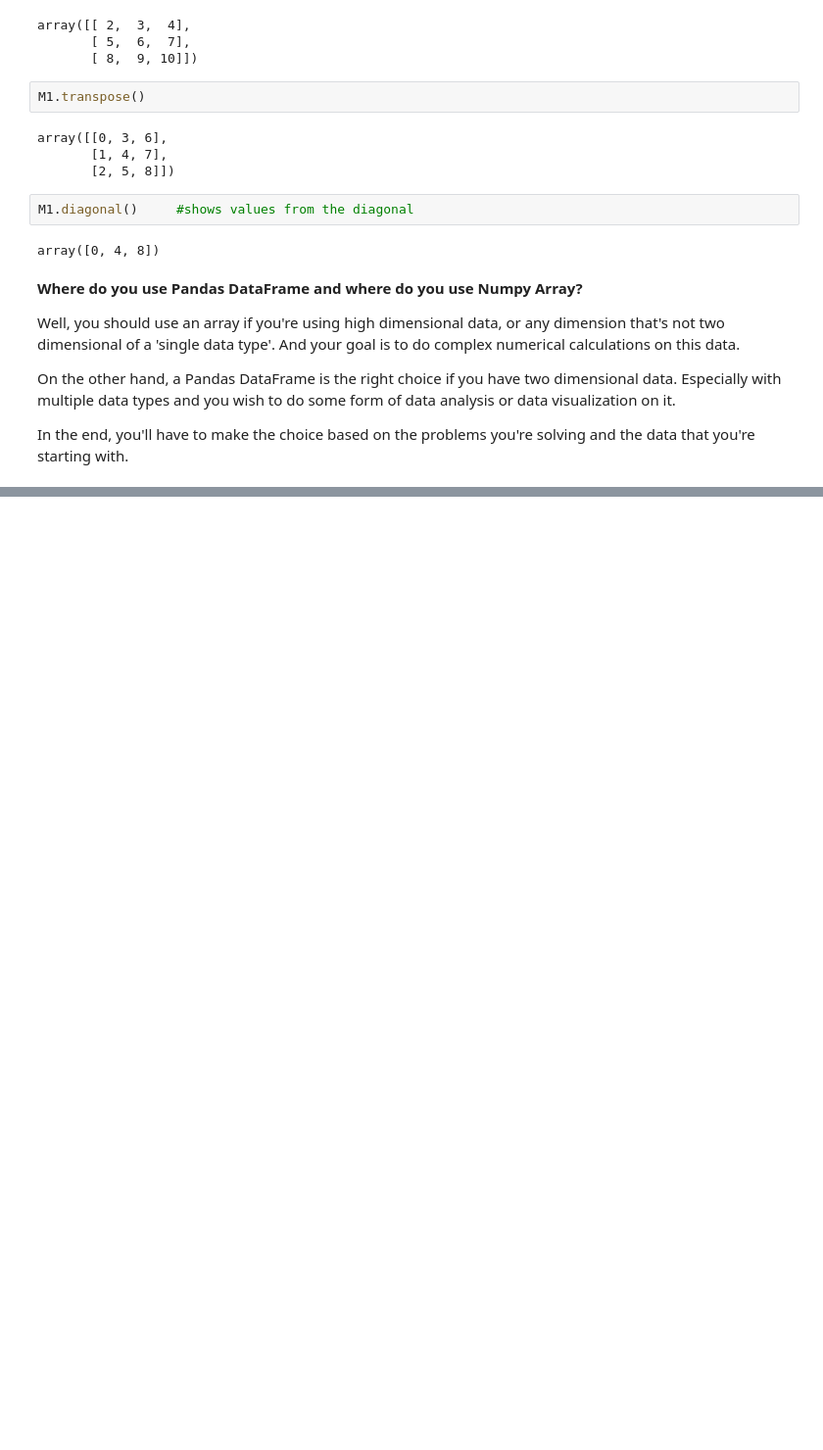
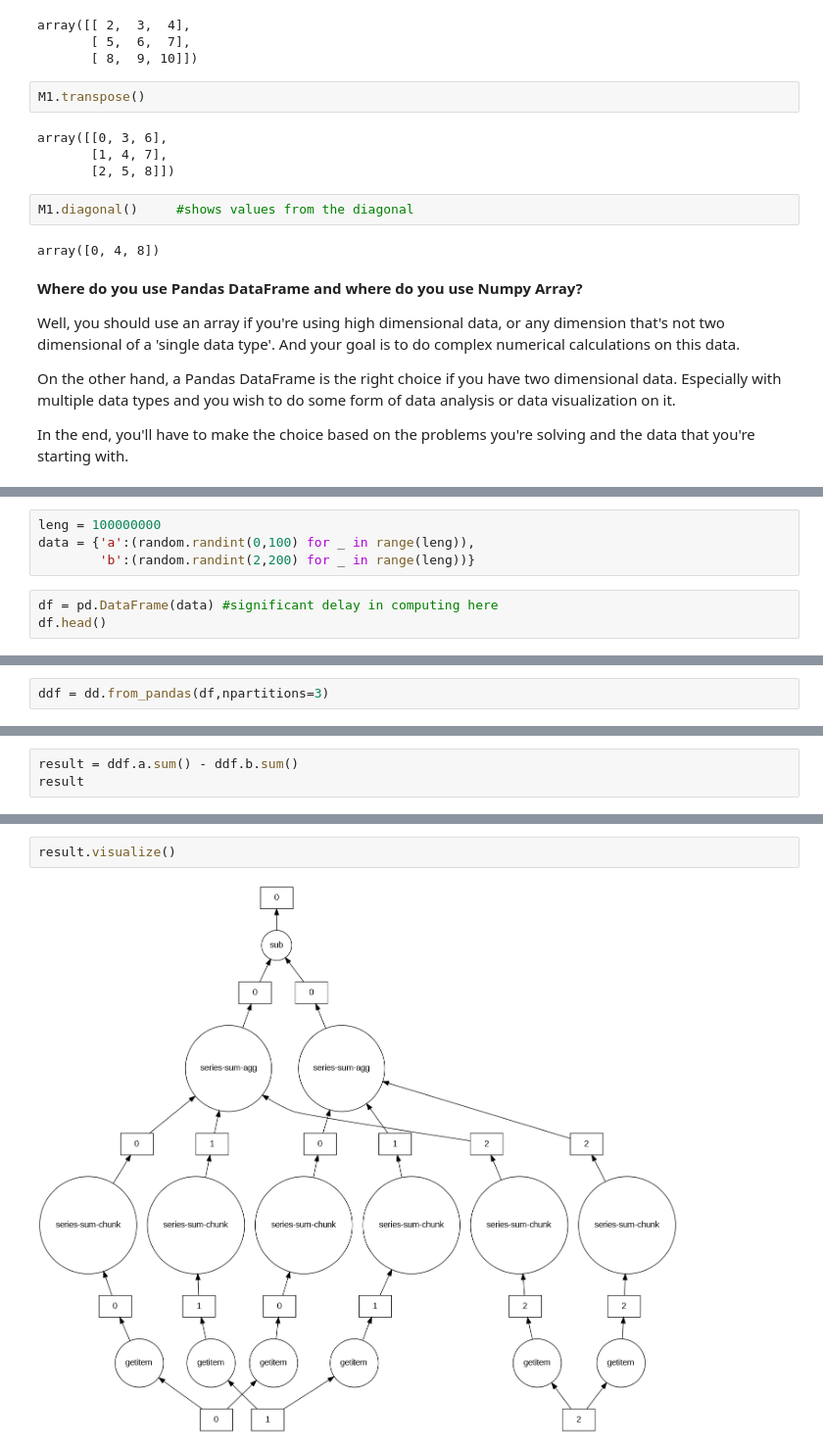
Before and after one commit to gagankaul/pandas-prac, a Jupyter notebook: pandas_prac.ipynb, the cells around one changed output, grey strips where cells are left out. Shown at 98% size. Drawn from its saved outputs; the diff is of its cells as text; blank space fills up the shorter version.

```diff
--- a/pandas_prac.ipynb
+++ b/pandas_prac.ipynb
@@ -3613,0 +3632,7 @@ In the end, you'll have to make the choice based on the problems you're solving
+# %%
+leng = 100000000
+data = {'a':(random.randint(0,100) for _ in range(leng)),
+        'b':(random.randint(2,200) for _ in range(leng))}
+# %%
+df = pd.DataFrame(data) #significant delay in computing here
+df.head()
@@ -3613,0 +3654,2 @@ In the end, you'll have to make the choice based on the problems you're solving
+# %%
+ddf = dd.from_pandas(df,npartitions=3)
@@ -3613,0 +3682,3 @@ In the end, you'll have to make the choice based on the problems you're solving
+# %%
+result = ddf.a.sum() - ddf.b.sum()
+result
@@ -3613,0 +3704,4 @@ In the end, you'll have to make the choice based on the problems you're solving
+# %%
+result.visualize()
+# %% [output]
+[figure, added]
```
Also changed, not shown: parts of 14 cells of this notebook.
